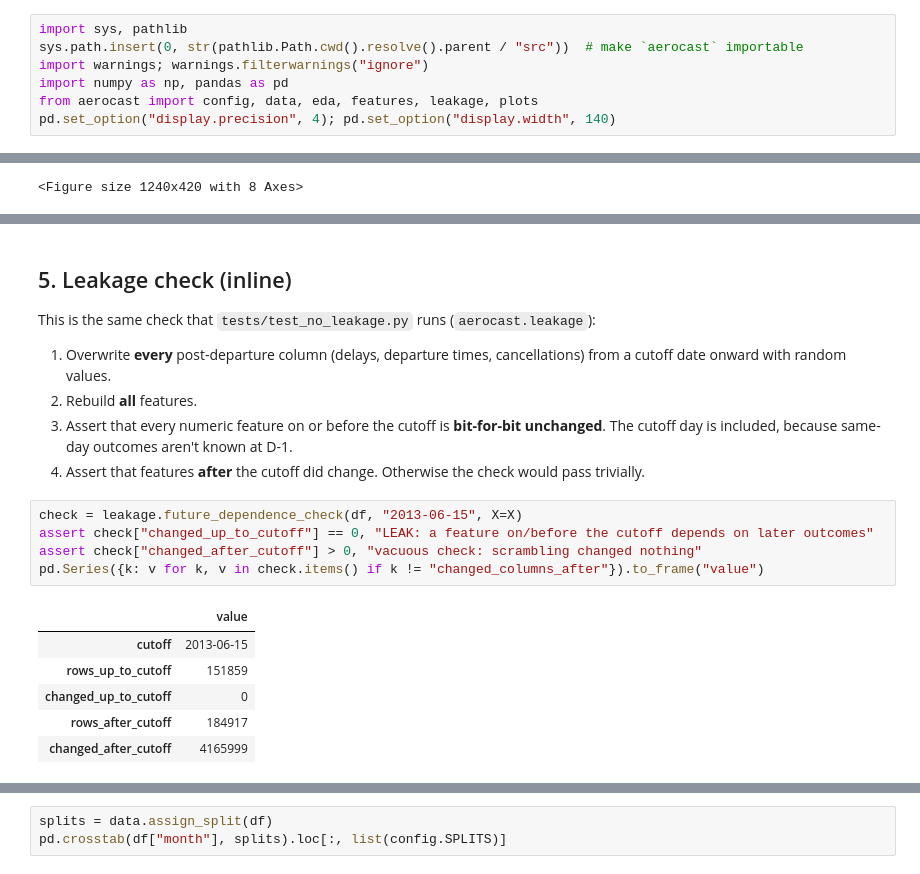
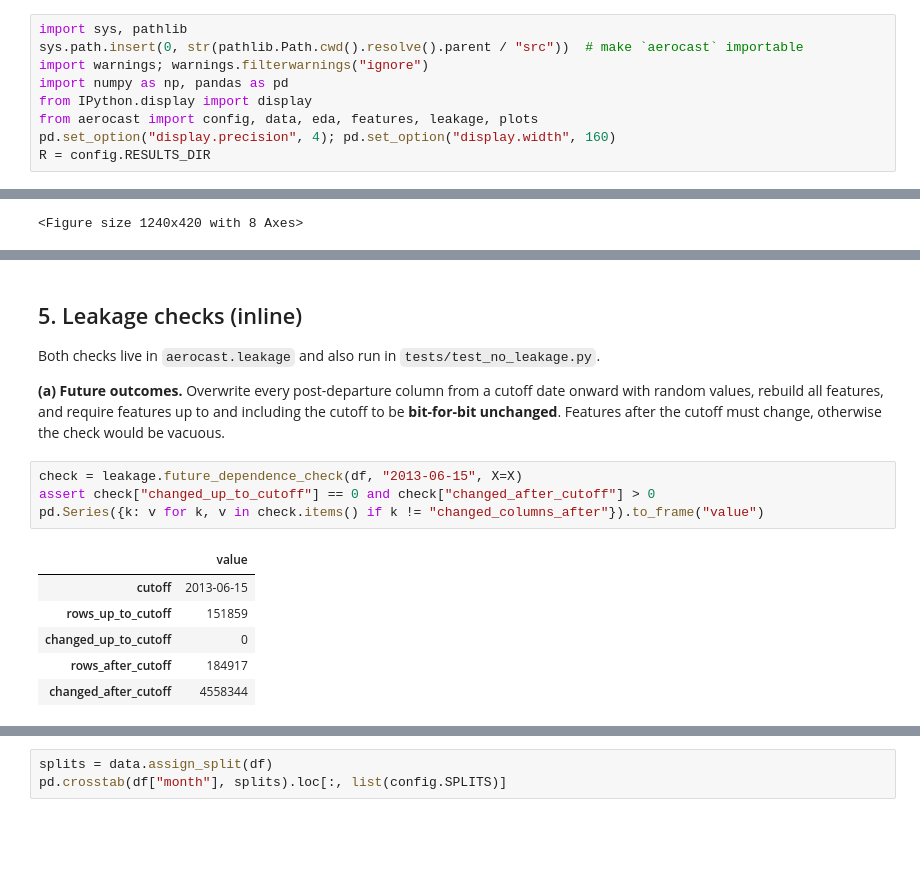
Before and after one commit to nipun1803/AeroCast-AI, a Jupyter notebook: notebooks/02_feature_engineering.ipynb, the cells around one changed output, grey strips where cells are left out. Cells and saved outputs as stored; diff of their text form; blank space fills up the shorter version.

```diff
--- a/notebooks/02_feature_engineering.ipynb
+++ b/notebooks/02_feature_engineering.ipynb
@@ -14,5 +14,7 @@ import sys, pathlib
 sys.path.insert(0, str(pathlib.Path.cwd().resolve().parent / "src"))  # make `aerocast` importable
 import warnings; warnings.filterwarnings("ignore")
 import numpy as np, pandas as pd
+from IPython.display import display
 from aerocast import config, data, eda, features, leakage, plots
-pd.set_option("display.precision", 4); pd.set_option("display.width", 140)
+pd.set_option("display.precision", 4); pd.set_option("display.width", 160)
+R = config.RESULTS_DIR
@@ -141,20 +166,17 @@ How to read the table (`*_today` = what happens on day D; `hist_*` = what the fe
 # %% [markdown]
-## 5. Leakage check (inline)
+## 5. Leakage checks (inline)
 
-This is the same check that `tests/test_no_leakage.py` runs (`aerocast.leakage`):
-1. Overwrite **every** post-departure column (delays, departure times, cancellations) from a cutoff date onward with random values.
-2. Rebuild **all** features.
-3. Assert that every numeric feature on or before the cutoff is **bit-for-bit unchanged**. The cutoff day is included, because same-day outcomes aren't known at D-1.
-4. Assert that features **after** the cutoff did change. Otherwise the check would pass trivially.
+Both checks live in `aerocast.leakage` and also run in `tests/test_no_leakage.py`.
+
+**(a) Future outcomes.** Overwrite every post-departure column from a cutoff date onward with random values, rebuild all features, and require features up to and including the cutoff to be **bit-for-bit unchanged**. Features after the cutoff must change, otherwise the check would be vacuous.
 # %%
 check = leakage.future_dependence_check(df, "2013-06-15", X=X)
-assert check["changed_up_to_cutoff"] == 0, "LEAK: a feature on/before the cutoff depends on later outcomes"
-assert check["changed_after_cutoff"] > 0, "vacuous check: scrambling changed nothing"
+assert check["changed_up_to_cutoff"] == 0 and check["changed_after_cutoff"] > 0
 pd.Series({k: v for k, v in check.items() if k != "changed_columns_after"}).to_frame("value")
 # %% [output]
 |  | value |
 | cutoff | 2013-06-15 |
 | rows_up_to_cutoff | 151859 |
 | changed_up_to_cutoff | 0 |
 | rows_after_cutoff | 184917 |
-| changed_after_cutoff | 4165999 |
+| changed_after_cutoff | 4558344 |
```
Also changed, not shown: parts of 42 cells of this notebook, 24 other files.
